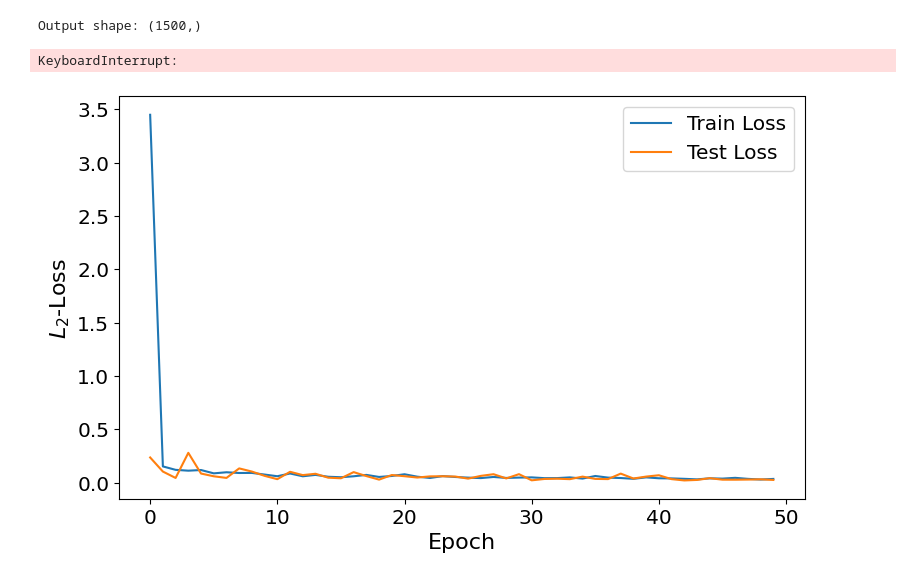
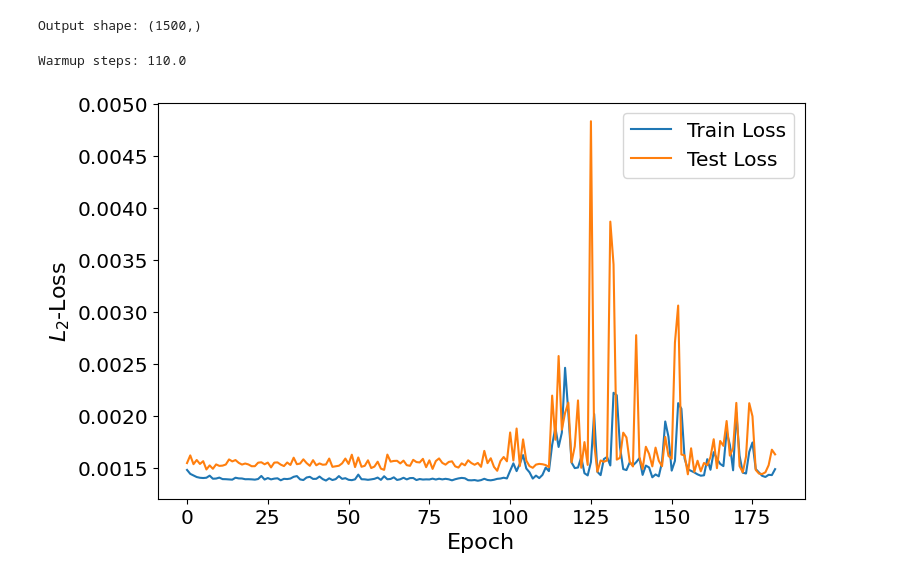
Before and after one commit to yingzai1/spm_neuraloperator, a Jupyter notebook: src/DON.ipynb, the cells around one changed output. Saved outputs shown, nothing was run; the diff lists cells and outputs as text; code cells hidden in the pictures.

```diff
--- a/src/DON.ipynb
+++ b/src/DON.ipynb
@@ -67,0 +82,4 @@ test_c0_cathode = np.array(test_data["c0_cathode"])
+# %%
+test_cn_anode, test_cn_cathode, test_mask = filter_anode_cathode(test_cn_anode, test_cn_cathode,
+                                                               anode_lo=cs_min_a_norm, anode_hi=cs_max_a_norm,
+                                                               cathode_lo=cs_min_c_norm, cathode_hi=cs_max_c_norm)
@@ -171,8 +217,9 @@ def loss_fn(params, I_batch, c0_batch, trunk_pts, cn_batch):
 # %%
-num_epochs = 50
+num_epochs = 200
 batch_size = 20
 
 warmup_steps = N_total/batch_size         # ~1 epoch
+print("Warmup steps:", warmup_steps)
 peak_lr = 1e-2                  # try bigger than your current 4e-3
 total_steps = 25 * warmup_steps       # ~293,350
 end_lr = 1e-4                   # final LR
@@ -194,16 +241,14 @@ optimizer = optax.adam(scheduler)
 # learning_rate = 4e-3
 # optimizer = optax.adam(learning_rate)
 opt_state = optimizer.init(params)
+# %% [output]
+Warmup steps: 110.0
 # %%
 @jax.jit
 def train_step(params, opt_state, I_batch, c0_batch, trunk_pts, cn_batch):
-    targets_flat = cn_batch.reshape(cn_batch.shape[0], -1)
-
-    def loss_closure(p):
-        return loss_fn(p, I_batch, c0_batch, trunk_pts, targets_flat)
 
     # Compute loss and grads
-    loss_value, grads = jax.value_and_grad(loss_closure)(params)
+    loss_value, grads = jax.value_and_grad(loss_fn)(params, I_batch, c0_batch, trunk_pts, cn_batch)
 
     # Update parameters
     updates, opt_state = optimizer.update(grads, opt_state)
@@ -229,34 +274,41 @@ for epoch in pbar:
         # params = optax.apply_updates(params, updates)
 
         params, opt_state, loss_value = train_step(params, opt_state, I_batch, c0_batch, trunk_pts, cn_batch)
+        if loss_value > 1e3:
+            #print(f"Warning: High loss value detected: {loss_value:.4f} at epoch {epoch+1}")
+            loss_value = 1.
+        #print(f"Epoch {epoch+1}, Batch Loss: {loss_value:.4f}")
+        total_train_loss += loss_value
+        count += 1
 
-        total_train_loss += loss_value * I_batch.shape[0]
-        count += I_batch.shape[0]
+    total_test_loss = 0.0
+    count2 = 0
+
+    for I_batch, c0_batch, trunk_pts, cn_batch in data_loader(test_I, test_c0_anode, test_cn_anode, trunk_points, batch_size):
+        loss_value_test = loss_fn(params, I_batch, c0_batch, trunk_pts, cn_batch)
+        total_test_loss += loss_value_test
+        count2 += 1
 
     avg_train_loss = total_train_loss / count
+    avg_test_loss = total_test_loss / count2
+
     train_losses.append(avg_train_loss)
+    test_losses.append(avg_test_loss)
 
-    # Evaluation on test set after each epoch
-    test_targets_flat = test_cn_anode.reshape(test_cn_anode.shape[0], -1)
-    test_loss = loss_fn(params, test_I, test_c0_anode, trunk_points, test_targets_flat)
-    test_losses.append(test_loss)
-
-    desc_str = f"Epoch {epoch+1}/{num_epochs} | Train Loss: {avg_train_loss:.4f} | Test Loss: {test_loss:.4f}"
+    desc_str = f"Epoch {epoch+1}/{num_epochs} | Train Loss: {avg_train_loss:.4f} | Test Loss: {avg_test_loss:.4f}"
     pbar.set_description_str(desc_str)
-# %% [output]
-KeyboardInterrupt:
 # %%
 # Set global font sizes
 plt.rcParams.update({
     'font.size': 14.5,
     'axes.titlesize': 18,
     'axes.labelsize': 16,
     'xtick.labelsize': 14.5,
     'ytick.labelsize': 14.5,
     'legend.fontsize': 14.5,
     'figure.titlesize': 20
 })
 
-plot_losses(train_losses, test_losses)
+plot_losses(train_losses[17:], test_losses[17:])
 # %% [output]
-[figure, old version]
+[figure, new version]
```
Also changed, not shown: parts of 21 cells of this notebook, 43 other files.
